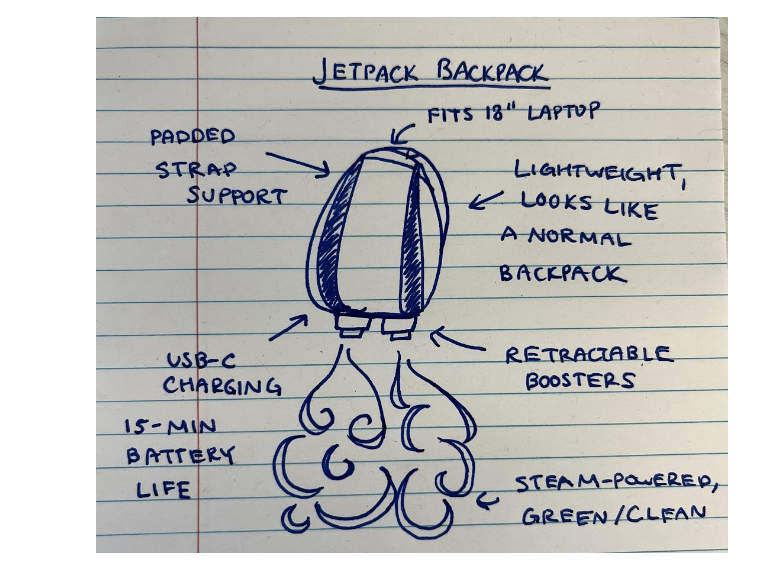
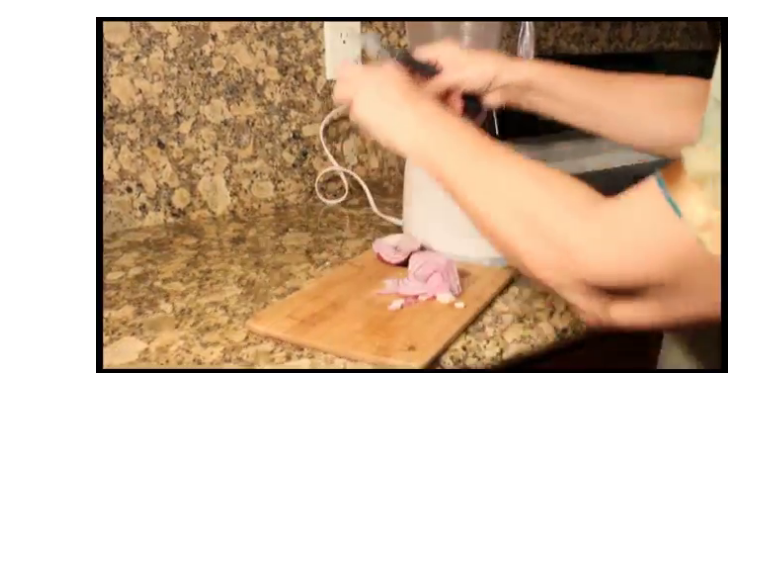
Before and after one commit to alizaree/vPP, a Jupyter notebook: Gemeni_test.ipynb, the cells around one changed output. Saved outputs shown, nothing was run; the diff lists cells and outputs as text; code cells hidden in the pictures; blank space fills up the shorter version.

Commit message:
fixed blueness of image states

```diff
--- a/Gemeni_test.ipynb
+++ b/Gemeni_test.ipynb
@@ -30,8 +19,22 @@ print(sorted_list)
 # %%
-import PIL.Image
-img = PIL.Image.open('image.jpg')
-img
+def load_data(bucket_name, file_name):
+        bucket_name = bucket_name
+        file_name = file_name
+        storage_client = storage.Client()
+        bucket = storage_client.bucket(bucket_name)
+        blob = bucket.blob(file_name)
+        with blob.open('rb') as f:
+                data = np.load(f,allow_pickle=True)
+        return data.item()
-# %% [output]
-[figure, removed]
+# %%
+bucket_name = 'crosstask'
+filename='0FKNPVJSkWw.npy'
+data=load_data(bucket_name, filename)
+# %%
+import cv2
+img=im.fromarray(cv2.cvtColor(data['start_frames'][0,...], cv2.COLOR_BGR2RGB),'RGB')
+img
+# %% [output]
+[figure, added]
 # %%
 
```
Also changed, not shown: parts of 5 cells of this notebook, 2 other files.
